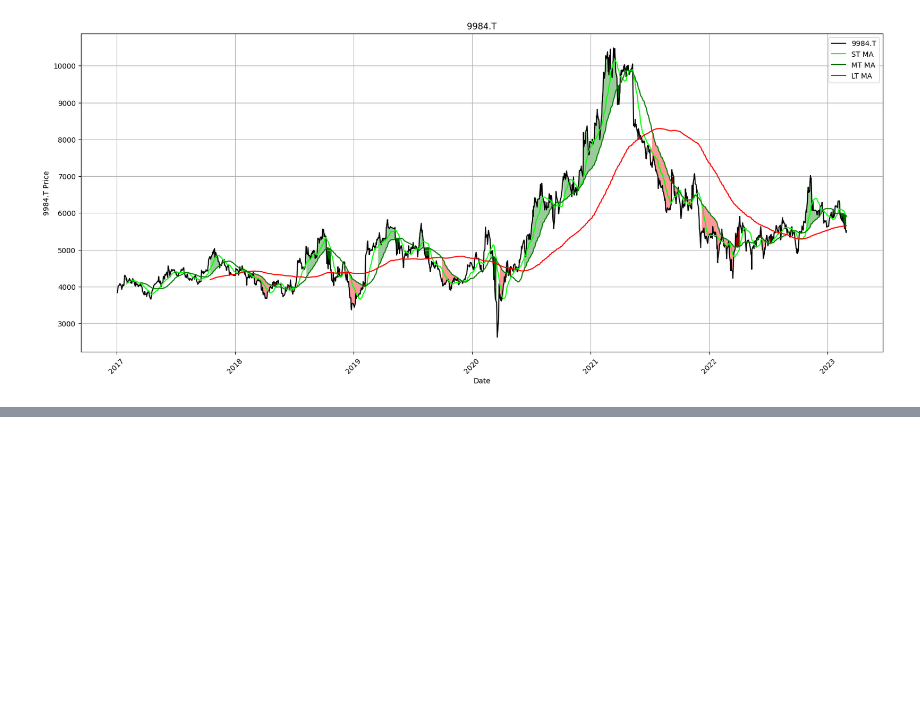
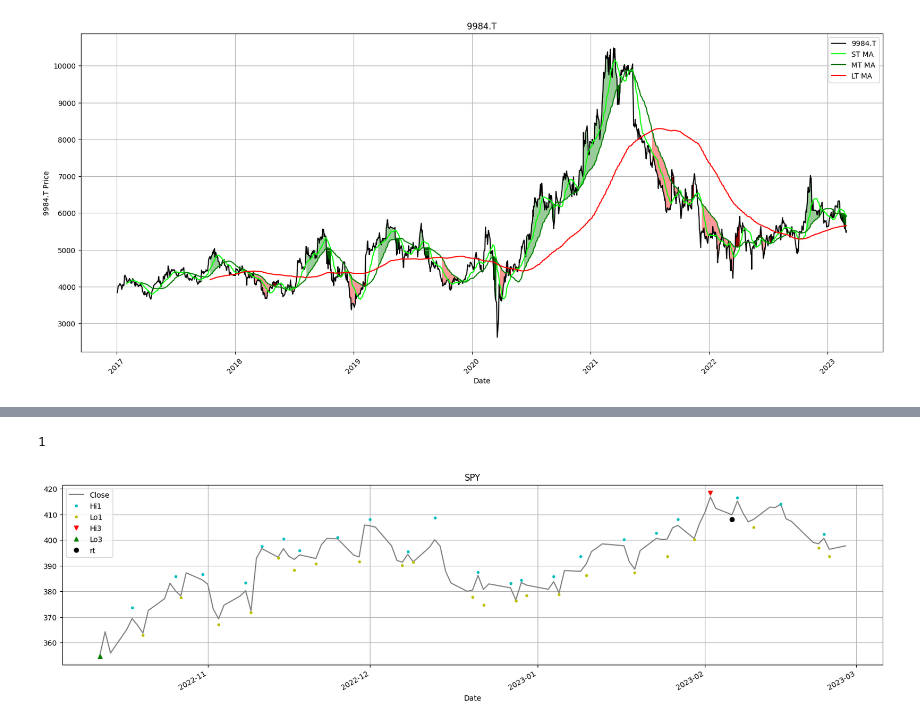
Before and after one commit to robertjosephwayne/algorithmic-short-selling, a Jupyter notebook: regime_definition.ipynb, the cells around one changed output, grey strips where cells are left out. Cells and saved outputs as stored; diff of their text form; code cells hidden in the pictures; blank space fills up the shorter version.

```diff
--- a/regime_definition.ipynb
+++ b/regime_definition.ipynb
@@ -311,0 +496,69 @@ graph_regime_combo(ticker,df,_c,rg,lo,hi,slo,shi,clg,flr,rg_ch,ma_st,ma_mt,ma_lt
+# %%
+#### test_distance(ud, bs, hh_ll, vlty, dist_vol, dist_pct) ####
+def test_distance(ud, bs, hh_ll, dist_vol, dist_pct):
+    # priority: 1. Vol 2. pct 3. dflt
+    if (dist_vol > 0):
+        distance_test = np.sign(abs(hh_ll - bs) - dist_vol)
+    elif (dist_pct > 0):
+        distance_test = np.sign(abs(hh_ll / bs - 1) - dist_pct)
+    else:
+        distance_test = np.sign(dist_pct)
+
+    return int(max(distance_test, 0) * ud)
+
+
+#### test_distance(ud, bs, hh_ll, vlty, dist_vol, dist_pct) ####
+#### ATR ####
+def average_true_range(df, _h, _l, _c, n):
+    '''
+    http://stockcharts.com/school/doku.php?id=chart_school:technical_indicators:average_true_range_atr
+    '''
+    atr = (df[_h].combine(df[_c].shift(), max) - df[_l].combine(df[_c].shift(), min)).rolling(window=n).mean()
+    return atr
+
+
+#### ATR ####
+
+dist_vol = round(average_true_range(df, _h, _l, _c, n=63)[hh_ll_dt] * 2, 2)
+dist_pct = 0.05
+_sign = test_distance(ud, bs, hh_ll, dist_vol, dist_pct)
+_sign
+# %% [output]
+1
+# %%
+#### retest_swing(df, _sign, _rt, hh_ll_dt, hh_ll, _c, _swg) ####
+def retest_swing(df, _sign, _rt, hh_ll_dt, hh_ll, _c, _swg):
+    rt_sgmt = df.loc[hh_ll_dt:, _rt]
+
+    if (rt_sgmt.count() > 0) & (_sign != 0):  # Retests exist and distance test met
+        if _sign == 1:  #
+            rt_list = [rt_sgmt.idxmax(), rt_sgmt.max(), df.loc[rt_sgmt.idxmax():, _c].cummin()]
+
+        elif _sign == -1:
+            rt_list = [rt_sgmt.idxmin(), rt_sgmt.min(), df.loc[rt_sgmt.idxmin():, _c].cummax()]
+        rt_dt, rt_hurdle, rt_px = [rt_list[h] for h in range(len(rt_list))]
+
+        if str(_c)[0] == 'r':
+            df.loc[rt_dt, 'rrt'] = rt_hurdle
+        elif str(_c)[0] != 'r':
+            df.loc[rt_dt, 'rt'] = rt_hurdle
+
+        if (np.sign(rt_px - rt_hurdle) == - np.sign(_sign)).any():
+            df.at[hh_ll_dt, _swg] = hh_ll
+    return df
+
+
+#### retest_swing(df, _sign, _rt, hh_ll_dt, hh_ll, _c, _swg) ####
+
+df = retest_swing(df, _sign, _rt, hh_ll_dt, hh_ll, _c, _swg)
+try:
+    df['rt '] = df['rt'].fillna(method='ffill')
+    df[bs_dt:][[_c, rt_hi, rt_lo,
+                shi, slo, 'rt']].plot(style=['grey', 'c.', 'y.',
+                                             'rv', 'g^', 'ko'], figsize=(20, 5), grid=True, title=str.upper(ticker))
+except:
+    df[bs_dt:][[_c, rt_hi, rt_lo,
+                shi, slo]].plot(style=['grey', 'c.', 'y.',
+                                       'rv', 'g^', 'ko'], figsize=(20, 5), grid=True, title=str.upper(ticker))
+# %% [output]
+[figure, added]
```
Also changed, not shown: parts of 18 cells of this notebook.
